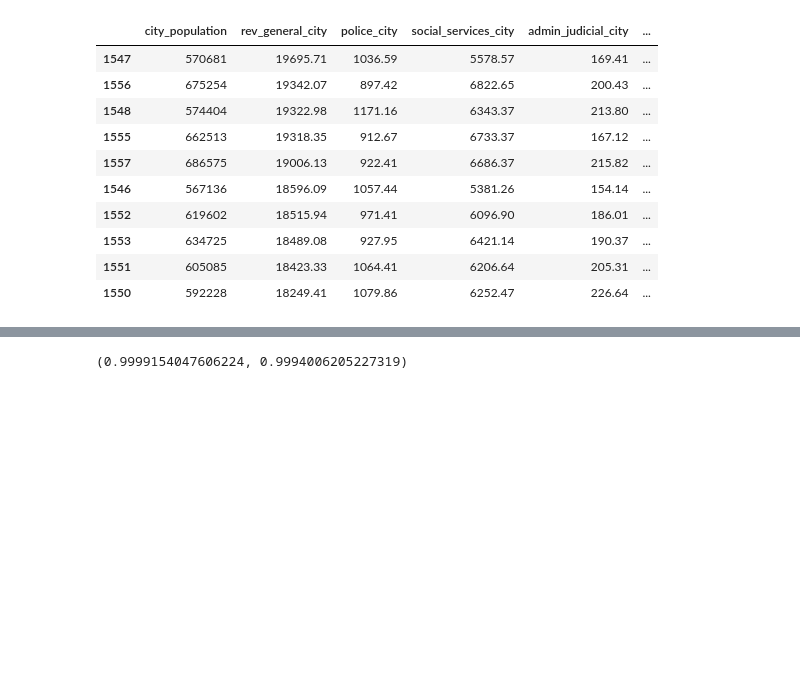
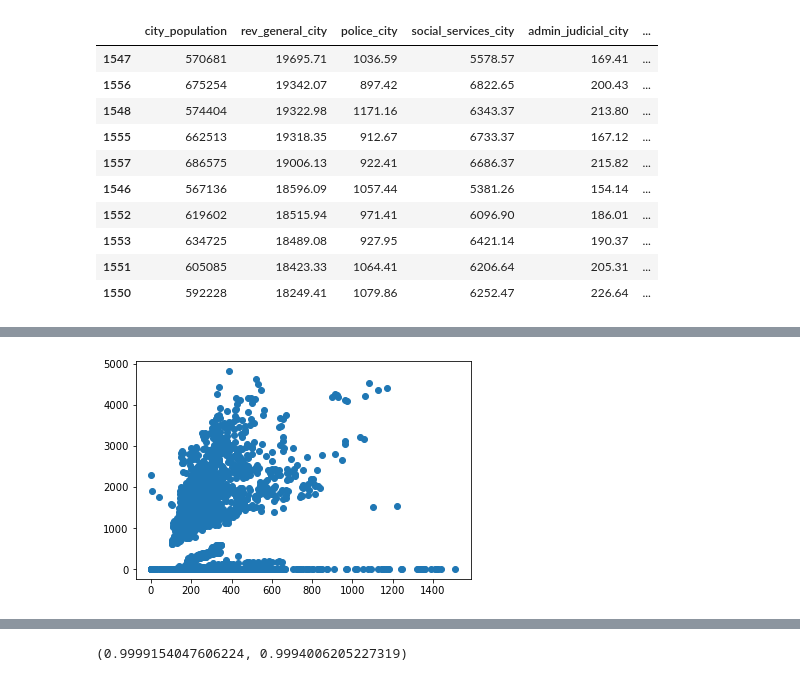
Before and after one commit to Erutis/homelessness-predictor, a Jupyter notebook: fisc_modeling_backup.ipynb, the cells around one changed output, grey strips where cells are left out. Cells and saved outputs as stored; diff of their text form; code cells hidden in the pictures; blank space fills up the shorter version.

```diff
--- a/fisc_modeling_backup.ipynb
+++ b/fisc_modeling_backup.ipynb
@@ -50,0 +55,4 @@ df[['city_population', 'rev_general_city',
+# %%
+plt.scatter(df['police_city'],df['education_city']);
+# %% [output]
+[figure, added]
```
Also changed, not shown: parts of 9 cells of this notebook, 3 other files.
